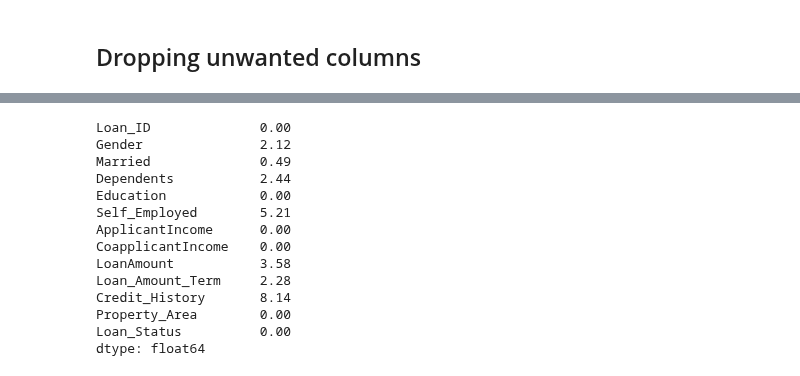
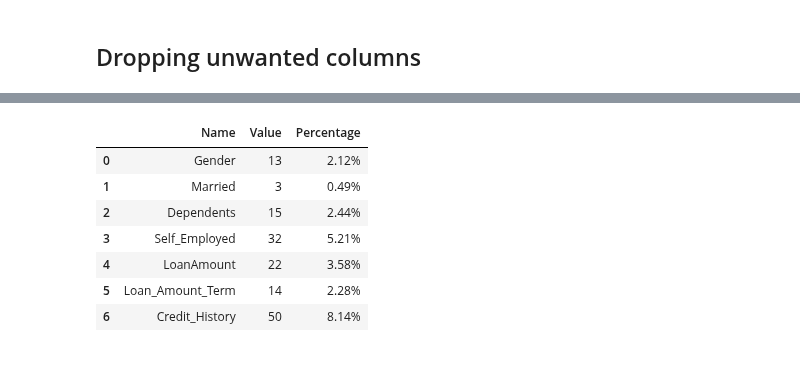
Before and after one commit to SwagAbyss/SwagML, a Jupyter notebook: Projects/LoanPredict/loan_prediction.ipynb, the cells around one changed output, grey strips where cells are left out. Cells and saved outputs as stored; diff of their text form; code cells hidden in the pictures.

```diff
--- a/Projects/LoanPredict/loan_prediction.ipynb
+++ b/Projects/LoanPredict/loan_prediction.ipynb
@@ -99,17 +101,23 @@ Text(0.5, 1.0, 'Missing Value Bar Plot')
-# %%
-round(data.isnull().sum()/data.shape[0]*100, 2)
-# %% [output]
-Loan_ID              0.00
-Gender               2.12
-Married              0.49
-Dependents           2.44
-Education            0.00
-Self_Employed        5.21
-ApplicantIncome      0.00
-CoapplicantIncome    0.00
-LoanAmount           3.58
-Loan_Amount_Term     2.28
-Credit_History       8.14
-Property_Area        0.00
-Loan_Status          0.00
-dtype: float64
+# %%
+name = []
+value = []
+percentage = []
+
+for column in data.columns:
+    if data[column].isnull().any():
+            name.append(column),
+            value.append(data[column].isna().sum()),
+            percentage.append(f'{round(data[column].isna().sum()/data.shape[0]*100, 2)}%')
+
+pd.DataFrame(
+    {'Name':name, 'Value':value, 'Percentage':percentage}
+)
+# %% [output]
+|  | Name | Value | Percentage |
+| 0 | Gender | 13 | 2.12% |
+| 1 | Married | 3 | 0.49% |
+| 2 | Dependents | 15 | 2.44% |
+| 3 | Self_Employed | 32 | 5.21% |
+| 4 | LoanAmount | 22 | 3.58% |
+| 5 | Loan_Amount_Term | 14 | 2.28% |
+| 6 | Credit_History | 50 | 8.14% |
```
Also changed, not shown: parts of 11 cells of this notebook.
